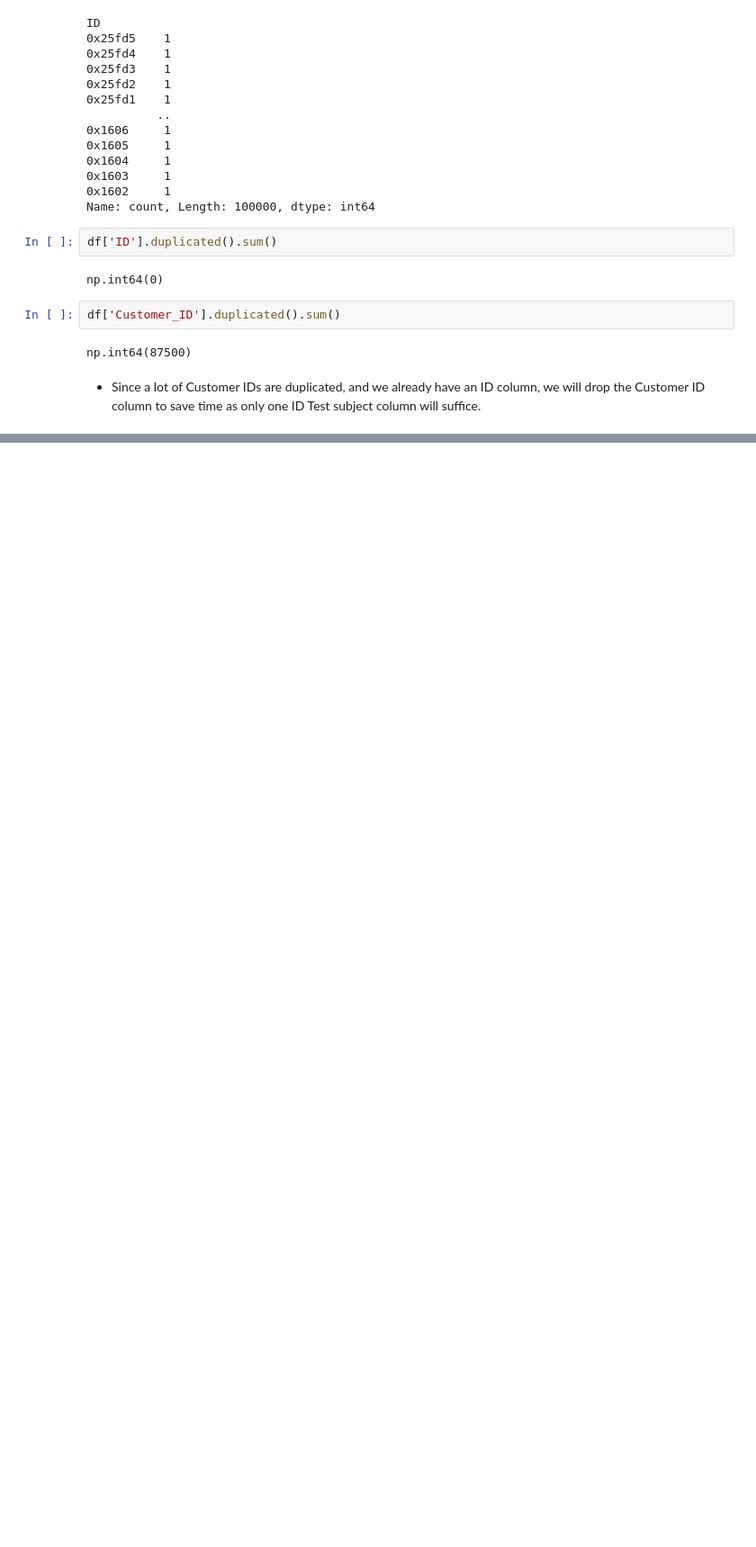
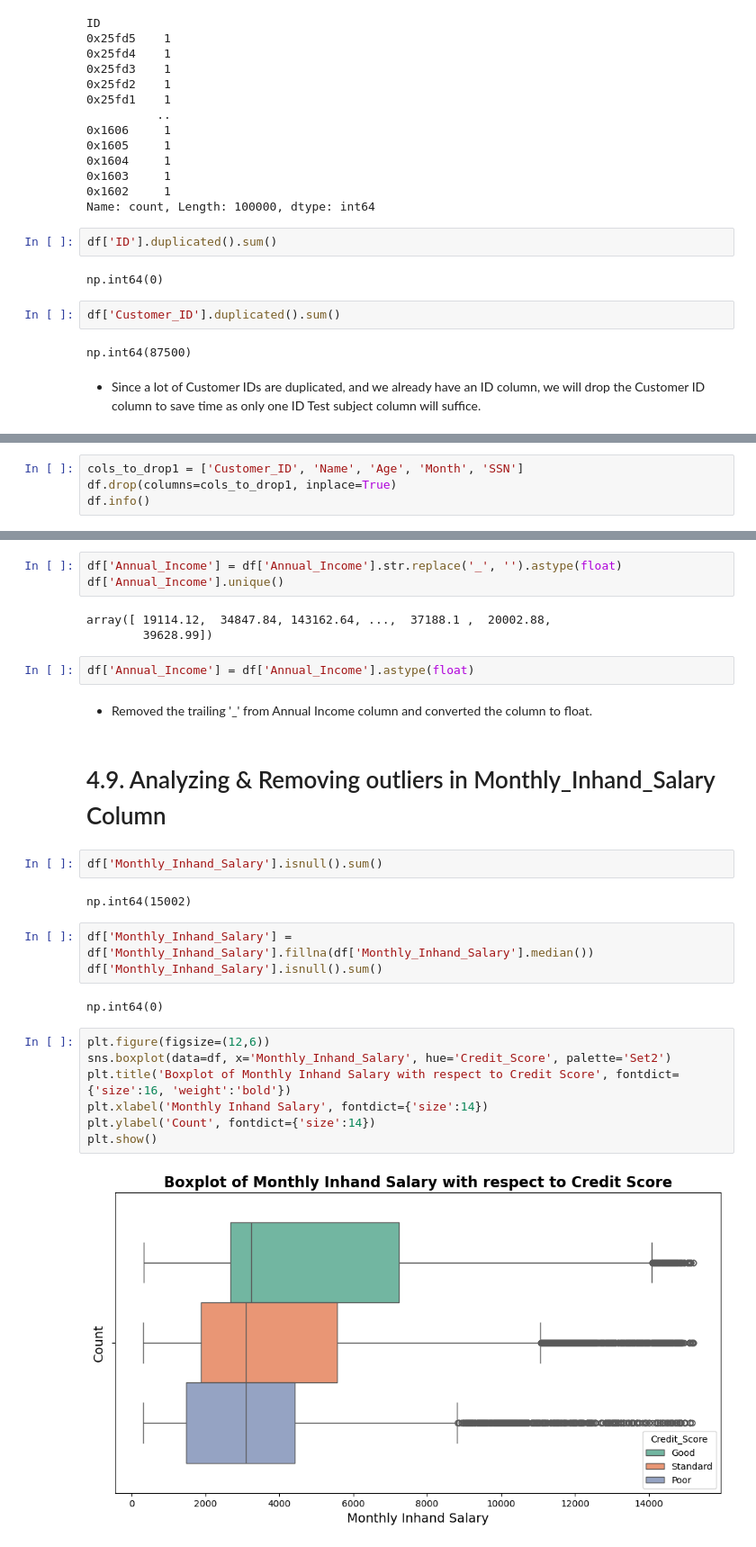
Before and after one commit to RattleBrattle/Credit-Score-Decision-Tree-Machine-Learning, a Jupyter notebook: EDA.ipynb, the cells around one changed output, grey strips where cells are left out. Shown at 90% size. Drawn from its saved outputs; the diff is of its cells as text; blank space fills up the shorter version.

```diff
--- a/EDA.ipynb
+++ b/EDA.ipynb
@@ -152,0 +265,4 @@ memory usage: 11.7+ MB
+# %%
+cols_to_drop1 = ['Customer_ID', 'Name', 'Age', 'Month', 'SSN']
+df.drop(columns=cols_to_drop1, inplace=True)
+df.info()
@@ -152,0 +296,30 @@ memory usage: 11.7+ MB
+# %%
+df['Annual_Income'] = df['Annual_Income'].str.replace('_', '').astype(float)
+df['Annual_Income'].unique()
+# %% [output]
+array([ 19114.12,  34847.84, 143162.64, ...,  37188.1 ,  20002.88,
+        39628.99])
+# %%
+df['Annual_Income'] = df['Annual_Income'].astype(float)
+# %% [markdown]
+- Removed the trailing '_' from Annual Income column and converted the column to float.
+# %% [markdown]
+# 4.9. Analyzing & Removing outliers in Monthly_Inhand_Salary Column
+# %%
+df['Monthly_Inhand_Salary'].isnull().sum()
+# %% [output]
+np.int64(15002)
+# %%
+df['Monthly_Inhand_Salary'] = df['Monthly_Inhand_Salary'].fillna(df['Monthly_Inhand_Salary'].median())
+df['Monthly_Inhand_Salary'].isnull().sum()
+# %% [output]
+np.int64(0)
+# %%
+plt.figure(figsize=(12,6))
+sns.boxplot(data=df, x='Monthly_Inhand_Salary', hue='Credit_Score', palette='Set2')
+plt.title('Boxplot of Monthly Inhand Salary with respect to Credit Score', fontdict={'size':16, 'weight':'bold'})
+plt.xlabel('Monthly Inhand Salary', fontdict={'size':14})
+plt.ylabel('Count', fontdict={'size':14})
+plt.show()
+# %% [output]
+[figure, added]
```
Also changed, not shown: parts of 120 cells of this notebook, 3 other files.
